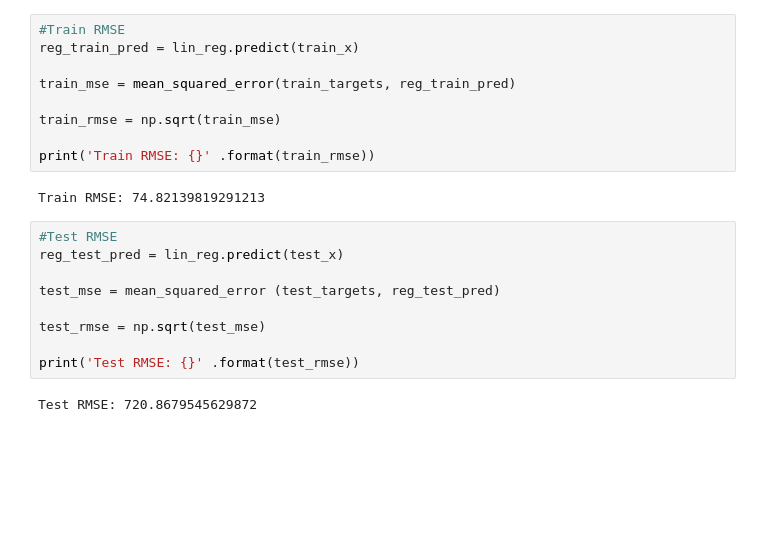
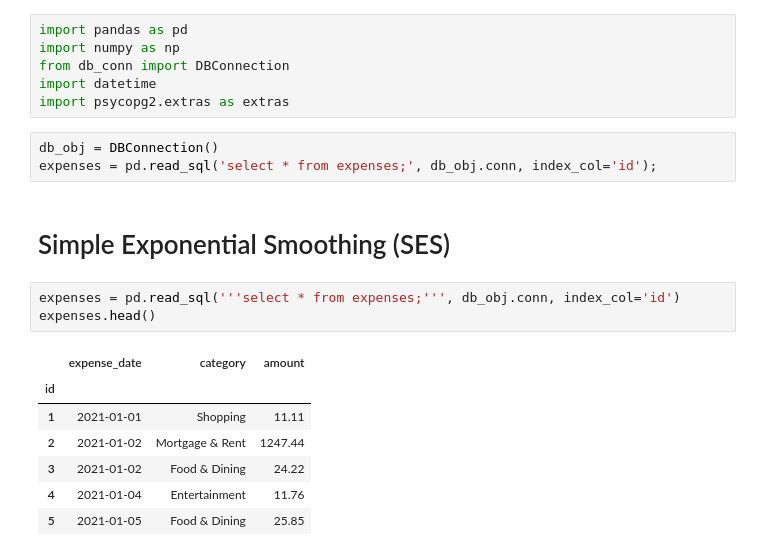
Before and after one commit to harishma610/expense_tracker, a Jupyter notebook: Expenses_forecast.ipynb, the cells around one changed output. Cells and saved outputs as stored; diff of their text form; blank space fills up the shorter version.

```diff
--- a/Expenses_forecast.ipynb
+++ b/Expenses_forecast.ipynb
@@ -134,22 +1,22 @@ from sklearn.metrics import mean_squared_error
-# %%
-#Train RMSE
-reg_train_pred = lin_reg.predict(train_x)
-
-train_mse = mean_squared_error(train_targets, reg_train_pred)
-
-train_rmse = np.sqrt(train_mse)
-
-print('Train RMSE: {}' .format(train_rmse))
-# %% [output]
-Train RMSE: 74.82139819291213
-# %%
-#Test RMSE
-reg_test_pred = lin_reg.predict(test_x)
-
-test_mse = mean_squared_error (test_targets, reg_test_pred)
-
-test_rmse = np.sqrt(test_mse)
-
-print('Test RMSE: {}' .format(test_rmse))
-# %% [output]
-Test RMSE: 720.8679545629872
+# %%
+import pandas as pd
+import numpy as np
+from db_conn import DBConnection
+import datetime
+import psycopg2.extras as extras
+# %%
+db_obj = DBConnection()
+expenses = pd.read_sql('select * from expenses;', db_obj.conn, index_col='id');
+# %% [markdown]
+# Simple Exponential Smoothing (SES)
+# %%
+expenses = pd.read_sql('''select * from expenses;''', db_obj.conn, index_col='id')
+expenses.head()
+# %% [output]
+|  | expense_date | category | amount |
+| id |  |  |  |
+| 1 | 2021-01-01 | Shopping | 11.11 |
+| 2 | 2021-01-02 | Mortgage & Rent | 1247.44 |
+| 3 | 2021-01-02 | Food & Dining | 24.22 |
+| 4 | 2021-01-04 | Entertainment | 11.76 |
+| 5 | 2021-01-05 | Food & Dining | 25.85 |
```
Also changed, not shown: parts of 48 cells of this notebook, 2 other files.
